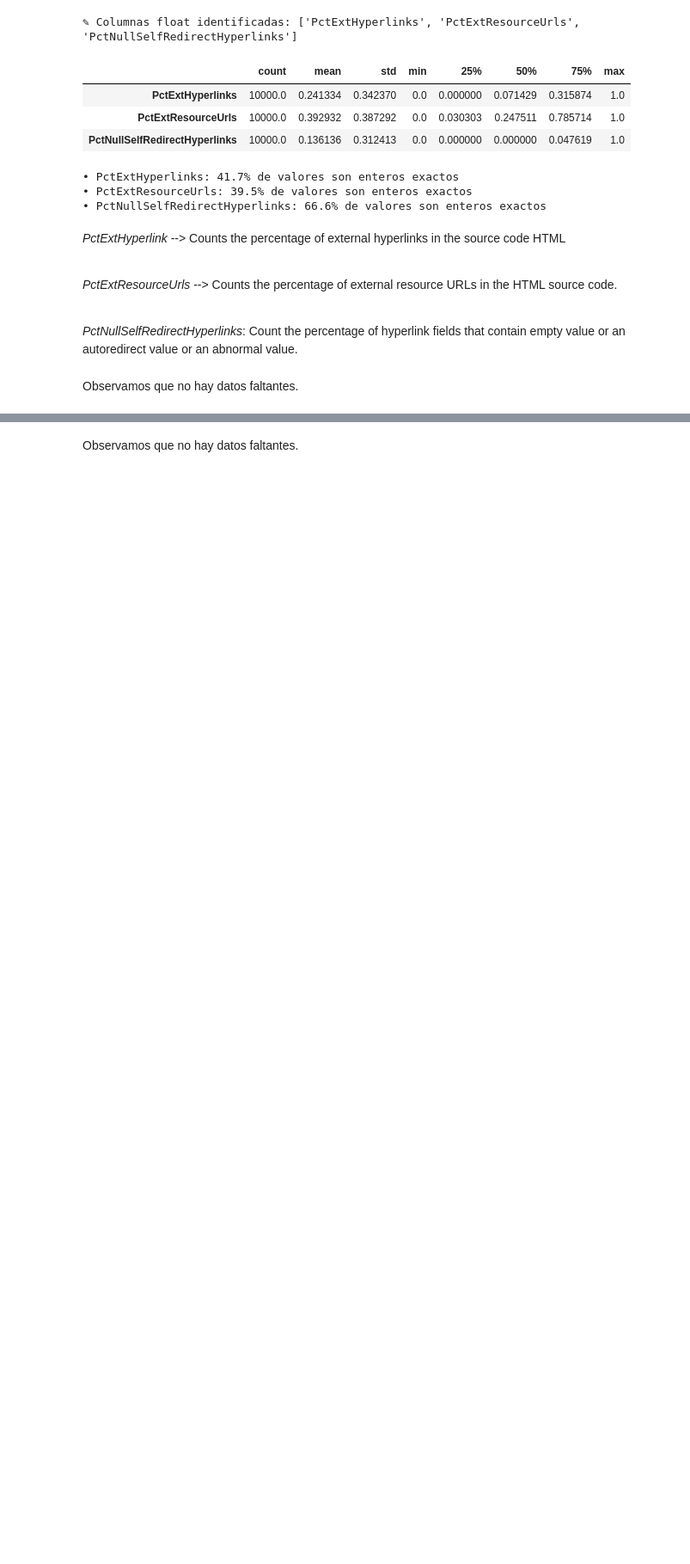
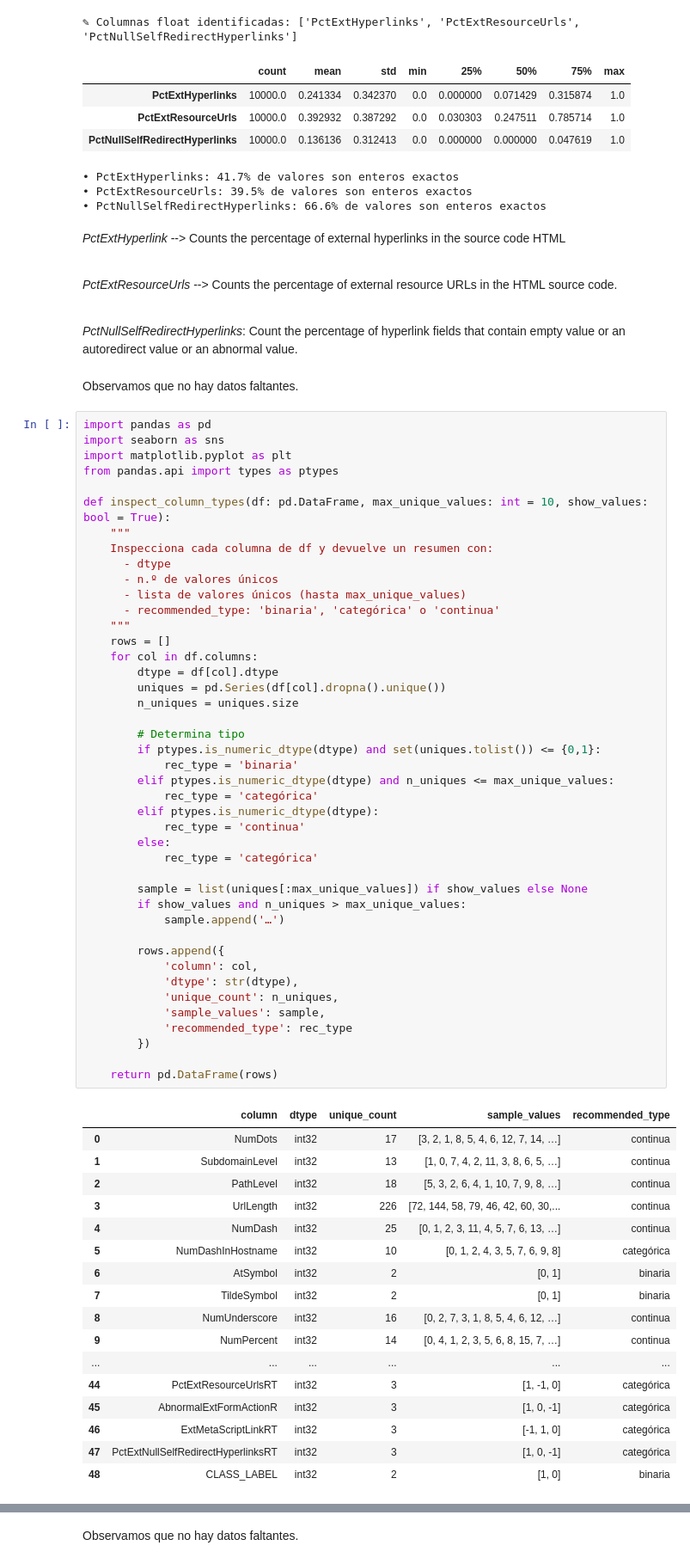
Before and after one commit to Emma-Ok/Phishing-Detection-ML, a Jupyter notebook: Exploring_Data.ipynb, the cells around one changed output, grey strips where cells are left out. Shown at 86% size. Cells and saved outputs as stored; diff of their text form; blank space fills up the shorter version.

```diff
--- a/Exploring_Data.ipynb
+++ b/Exploring_Data.ipynb
@@ -154,3 +153,64 @@ HTML source code.
 *PctNullSelfRedirectHyperlinks*: Count the percentage of hyperlink fields that contain empty value or an autoredirect value or an abnormal value.
 # %% [markdown]
 Observamos que no hay datos faltantes.
+# %%
+import pandas as pd
+import seaborn as sns
+import matplotlib.pyplot as plt
+from pandas.api import types as ptypes
+
+def inspect_column_types(df: pd.DataFrame, max_unique_values: int = 10, show_values: bool = True):
+    """
+    Inspecciona cada columna de df y devuelve un resumen con:
+      - dtype
+      - n.º de valores únicos
+      - lista de valores únicos (hasta max_unique_values)
+      - recommended_type: 'binaria', 'categórica' o 'continua'
+    """
+    rows = []
+    for col in df.columns:
+        dtype = df[col].dtype
+        uniques = pd.Series(df[col].dropna().unique())
+        n_uniques = uniques.size
+
+        # Determina tipo
+        if ptypes.is_numeric_dtype(dtype) and set(uniques.tolist()) <= {0,1}:
+            rec_type = 'binaria'
+        elif ptypes.is_numeric_dtype(dtype) and n_uniques <= max_unique_values:
+            rec_type = 'categórica'
+        elif ptypes.is_numeric_dtype(dtype):
+            rec_type = 'continua'
+        else:
+            rec_type = 'categórica'
+
+        sample = list(uniques[:max_unique_values]) if show_values else None
+        if show_values and n_uniques > max_unique_values:
+            sample.append('…')
+
+        rows.append({
+            'column': col,
+            'dtype': str(dtype),
+            'unique_count': n_uniques,
+            'sample_values': sample,
+            'recommended_type': rec_type
+        })
+
+    return pd.DataFrame(rows)
+# %% [output]
+|  | column | dtype | unique_count | sample_values | recommended_type |
+| 0 | NumDots | int32 | 17 | [3, 2, 1, 8, 5, 4, 6, 12, 7, 14, …] | continua |
+| 1 | SubdomainLevel | int32 | 13 | [1, 0, 7, 4, 2, 11, 3, 8, 6, 5, …] | continua |
+| 2 | PathLevel | int32 | 18 | [5, 3, 2, 6, 4, 1, 10, 7, 9, 8, …] | continua |
+| 3 | UrlLength | int32 | 226 | [72, 144, 58, 79, 46, 42, 60, 30,... | continua |
+| 4 | NumDash | int32 | 25 | [0, 1, 2, 3, 11, 4, 5, 7, 6, 13, …] | continua |
+| 5 | NumDashInHostname | int32 | 10 | [0, 1, 2, 4, 3, 5, 7, 6, 9, 8] | categórica |
+| 6 | AtSymbol | int32 | 2 | [0, 1] | binaria |
+| 7 | TildeSymbol | int32 | 2 | [0, 1] | binaria |
+| 8 | NumUnderscore | int32 | 16 | [0, 2, 7, 3, 1, 8, 5, 4, 6, 12, …] | continua |
+| 9 | NumPercent | int32 | 14 | [0, 4, 1, 2, 3, 5, 6, 8, 15, 7, …] | continua |
+| ... | ... | ... | ... | ... | ... |
+| 44 | PctExtResourceUrlsRT | int32 | 3 | [1, -1, 0] | categórica |
+| 45 | AbnormalExtFormActionR | int32 | 3 | [1, 0, -1] | categórica |
+| 46 | ExtMetaScriptLinkRT | int32 | 3 | [-1, 1, 0] | categórica |
+| 47 | PctExtNullSelfRedirectHyperlinksRT | int32 | 3 | [1, 0, -1] | categórica |
+| 48 | CLASS_LABEL | int32 | 2 | [1, 0] | binaria |
```
Also changed, not shown: parts of 14 cells of this notebook.
